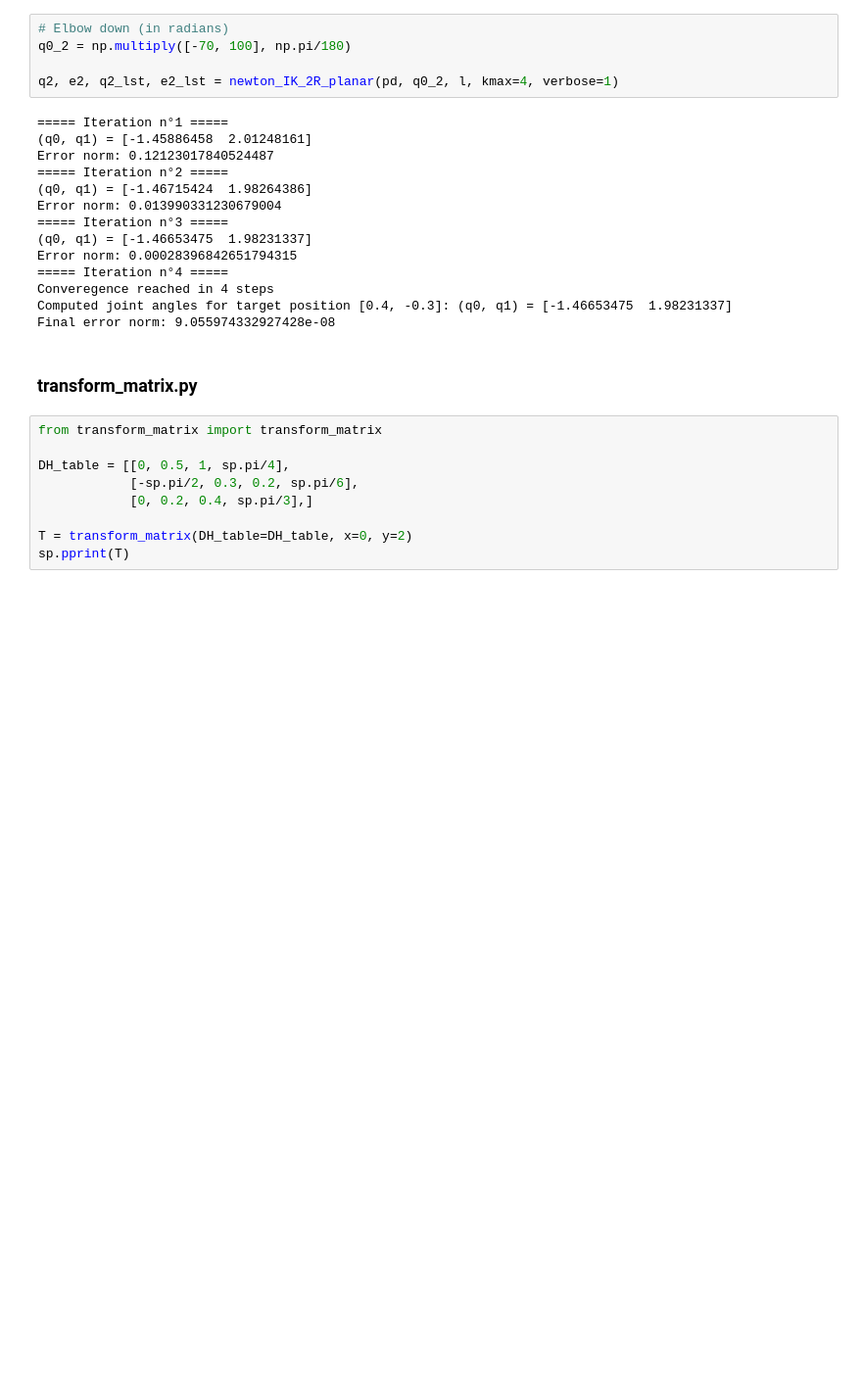
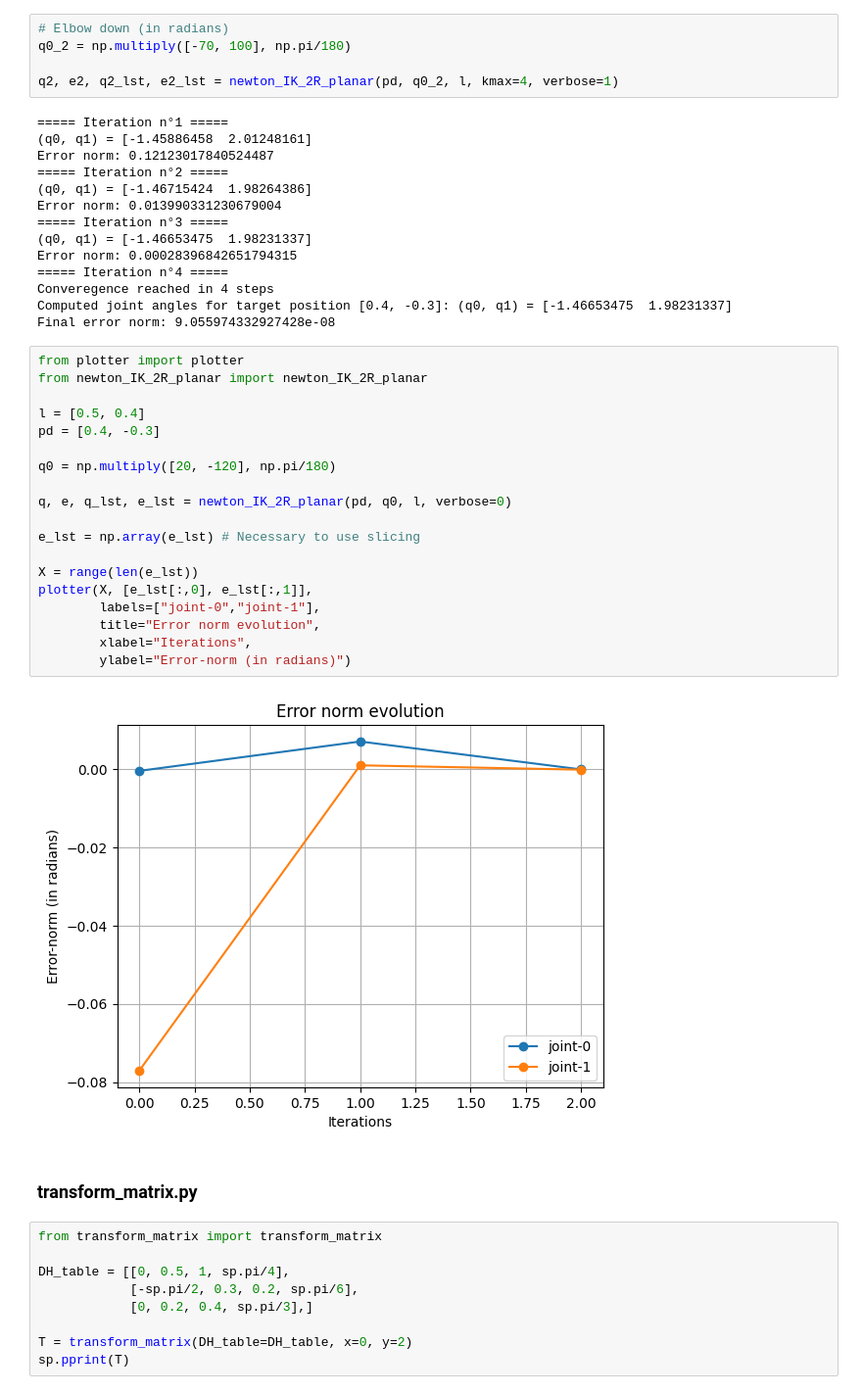
Before and after one commit to Mowibox/RoboBox, a Jupyter notebook: examples.ipynb, the cells around one changed output. Shown at 98% size. Cells and saved outputs as stored; diff of their text form; blank space fills up the shorter version.

```diff
--- a/examples.ipynb
+++ b/examples.ipynb
@@ -178,6 +203,27 @@ Error norm: 0.00028396842651794315
 Converegence reached in 4 steps
 Computed joint angles for target position [0.4, -0.3]: (q0, q1) = [-1.46653475  1.98231337]
 Final error norm: 9.055974332927428e-08
+# %%
+from plotter import plotter
+from newton_IK_2R_planar import newton_IK_2R_planar
+
+l = [0.5, 0.4]
+pd = [0.4, -0.3]
+
+q0 = np.multiply([20, -120], np.pi/180)
+
+q, e, q_lst, e_lst = newton_IK_2R_planar(pd, q0, l, verbose=0)
+
+e_lst = np.array(e_lst) # Necessary to use slicing
+
+X = range(len(e_lst))
+plotter(X, [e_lst[:,0], e_lst[:,1]],
+        labels=["joint-0","joint-1"],
+        title="Error norm evolution",
+        xlabel="Iterations",
+        ylabel="Error-norm (in radians)")
+# %% [output]
+[figure, added]
 # %% [markdown]
 ### transform_matrix.py
 # %%
```
Also changed, not shown: parts of 2 cells of this notebook, 1 other file.
